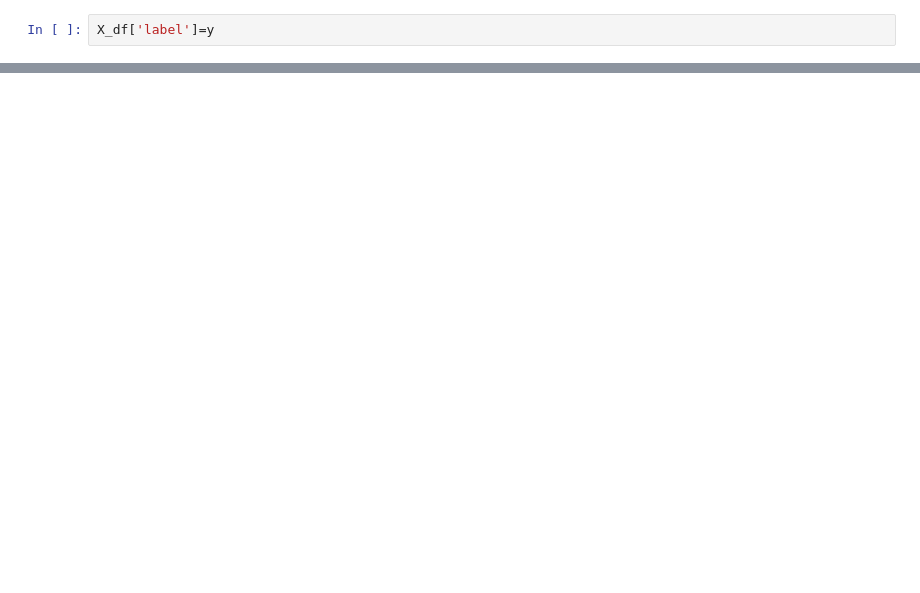
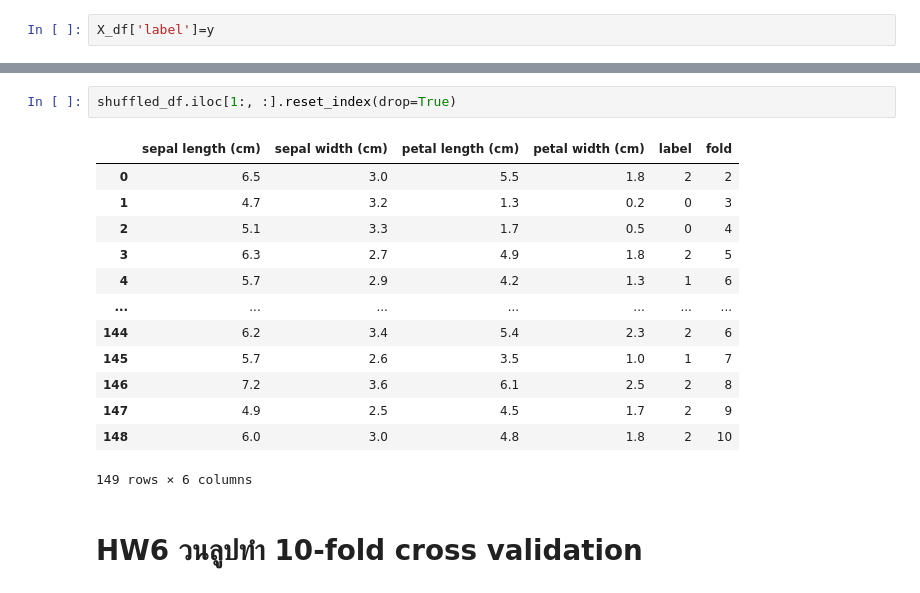
Before and after one commit to jirapat-tho/bsc_dpdm22, a Jupyter notebook: Performance_Evaluation.ipynb, the cells around one changed output, grey strips where cells are left out. Cells and saved outputs as stored; diff of their text form; blank space fills up the shorter version.

```diff
--- a/Performance_Evaluation.ipynb
+++ b/Performance_Evaluation.ipynb
@@ -95,0 +163,18 @@ shuffle_df
+# %%
+shuffled_df.iloc[1:, :].reset_index(drop=True)
+# %% [output]
+|  | sepal length (cm) | sepal width (cm) | petal length (cm) | petal width (cm) | label | fold |
+| 0 | 6.5 | 3.0 | 5.5 | 1.8 | 2 | 2 |
+| 1 | 4.7 | 3.2 | 1.3 | 0.2 | 0 | 3 |
+| 2 | 5.1 | 3.3 | 1.7 | 0.5 | 0 | 4 |
+| 3 | 6.3 | 2.7 | 4.9 | 1.8 | 2 | 5 |
+| 4 | 5.7 | 2.9 | 4.2 | 1.3 | 1 | 6 |
+| ... | ... | ... | ... | ... | ... | ... |
+| 144 | 6.2 | 3.4 | 5.4 | 2.3 | 2 | 6 |
+| 145 | 5.7 | 2.6 | 3.5 | 1.0 | 1 | 7 |
+| 146 | 7.2 | 3.6 | 6.1 | 2.5 | 2 | 8 |
+| 147 | 4.9 | 2.5 | 4.5 | 1.7 | 2 | 9 |
+| 148 | 6.0 | 3.0 | 4.8 | 1.8 | 2 | 10 |
+149 rows × 6 columns
+# %% [markdown]
+# HW6 วนลูปทำ 10-fold cross validation
```
Also changed, not shown: parts of 24 cells of this notebook.
